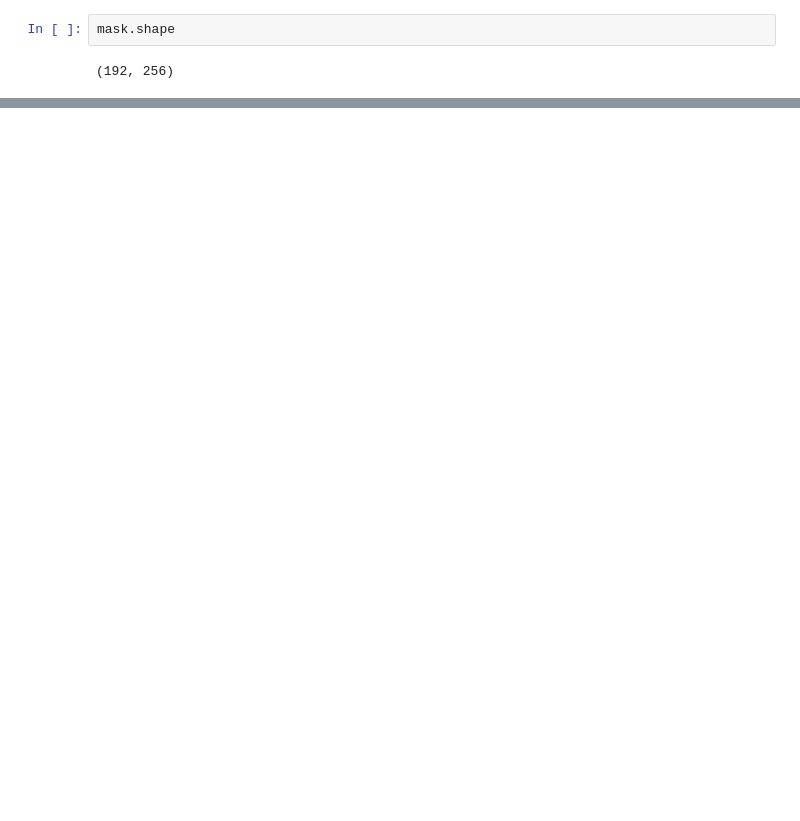
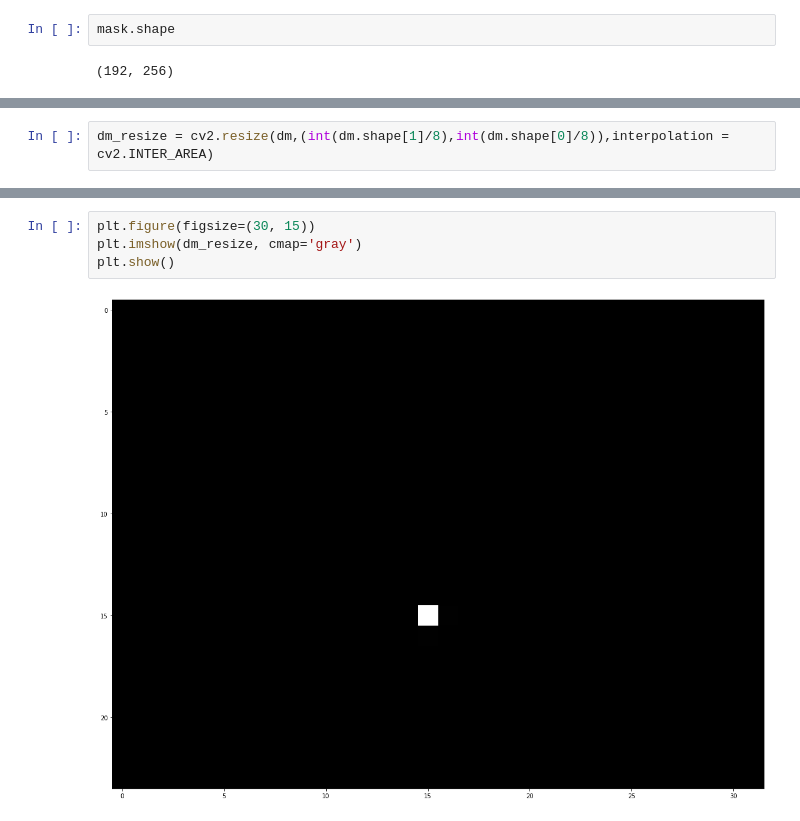
Before and after one commit to Baticsute/vietnamese-traffic-density-estimation-with-dots-enhanced, a Jupyter notebook: test1.ipynb, the cells around one changed output, grey strips where cells are left out. Cells and saved outputs as stored; diff of their text form; blank space fills up the shorter version.

```diff
--- a/test1.ipynb
+++ b/test1.ipynb
@@ -117,0 +45,2 @@ plt.show()
+# %%
+dm_resize = cv2.resize(dm,(int(dm.shape[1]/8),int(dm.shape[0]/8)),interpolation = cv2.INTER_AREA)
@@ -117,0 +57,6 @@ plt.show()
+# %%
+plt.figure(figsize=(30, 15))
+plt.imshow(dm_resize, cmap='gray')
+plt.show()
+# %% [output]
+[figure, added]
```
Also changed, not shown: parts of 22 cells of this notebook, 4 other files.
